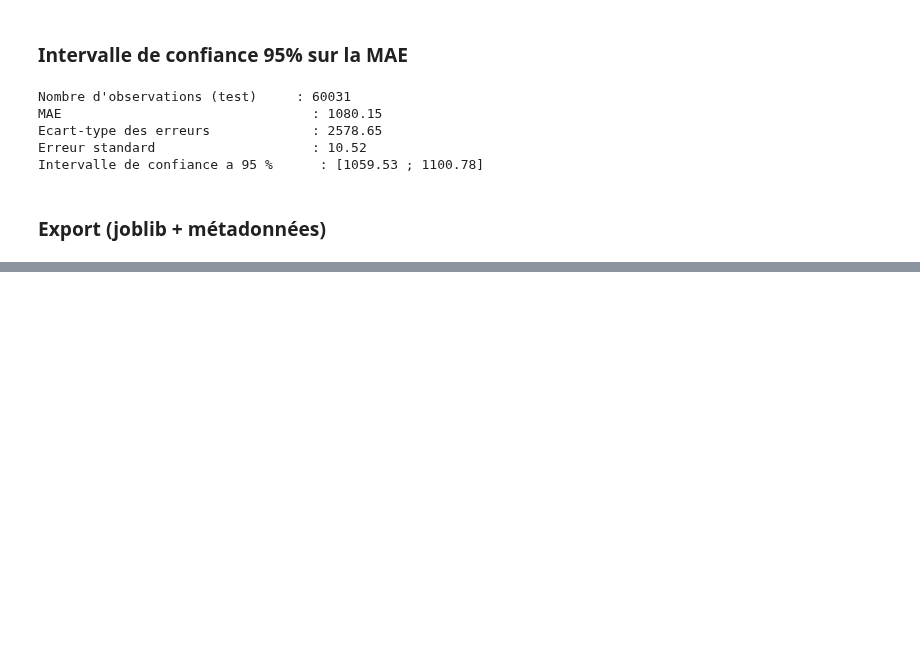
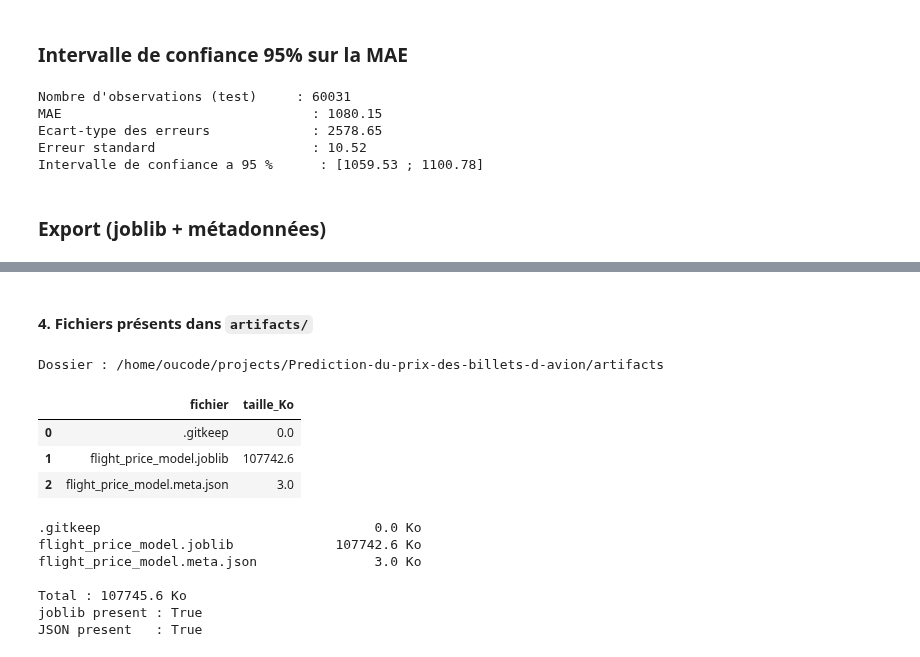
Before and after one commit to Oumohgh/Prediction-du-prix-des-billets-d-avion, a Jupyter notebook: notebooks/flight_price_prediction.ipynb, the cells around one changed output, grey strips where cells are left out. Drawn from its saved outputs; the diff is of its cells as text; code cells hidden in the pictures; blank space fills up the shorter version.

```diff
--- a/notebooks/flight_price_prediction.ipynb
+++ b/notebooks/flight_price_prediction.ipynb
@@ -1269,0 +1278,25 @@ Intervalle de confiance a 95 %      : [1059.53 ; 1100.78]
+# %%
+import os
+import json
+import joblib
+import datetime
+import sklearn
+
+CHEMIN_ARTIFACTS = "../artifacts"
+CHEMIN_MODELE = os.path.join(CHEMIN_ARTIFACTS, "flight_price_model.joblib")
+CHEMIN_META = os.path.join(CHEMIN_ARTIFACTS, "flight_price_model.meta.json")
+
+modele_final = pipe_rf_final
+classe_estimator = type(modele_final.named_steps["estimator"]).__name__
+
+os.makedirs(CHEMIN_ARTIFACTS, exist_ok=True)
+
+joblib.dump(modele_final, CHEMIN_MODELE, compress=3)
+
+print("Pipeline exporte       :", type(modele_final).__name__)
+print("Etapes du pipeline     :", list(modele_final.named_steps.keys()))
+print("Estimateur             :", classe_estimator)
+print("Colonnes attendues     :", len(X_train.columns))
+print("Features apres encodage:", modele_final.named_steps["estimator"].n_features_in_)
+print("Fichier                :", CHEMIN_MODELE)
+print("Taille (Mo)            :", round(os.path.getsize(CHEMIN_MODELE) / 1024 / 1024, 1))
@@ -1269,0 +1508,34 @@ Intervalle de confiance a 95 %      : [1059.53 ; 1100.78]
+# %% [markdown]
+#### 4. Fichiers présents dans `artifacts/`
+# %%
+inventaire = []
+for nom_fichier in sorted(os.listdir(CHEMIN_ARTIFACTS)):
+    chemin = os.path.join(CHEMIN_ARTIFACTS, nom_fichier)
+    if os.path.isfile(chemin):
+        inventaire.append({
+            "fichier": nom_fichier,
+            "taille_Ko": round(os.path.getsize(chemin) / 1024, 1),
+        })
+
+tableau_fichiers = pd.DataFrame(inventaire)
+print("Dossier :", os.path.abspath(CHEMIN_ARTIFACTS))
+display(tableau_fichiers)
+for _, ligne in tableau_fichiers.iterrows():
+    print(f"{ligne['fichier']:35s} {ligne['taille_Ko']:>10.1f} Ko")
+print()
+print("Total :", round(tableau_fichiers["taille_Ko"].sum(), 1), "Ko")
+print("joblib present :", os.path.isfile(CHEMIN_MODELE))
+print("JSON present   :", os.path.isfile(CHEMIN_META))
+# %% [output]
+Dossier : /home/oucode/projects/Prediction-du-prix-des-billets-d-avion/artifacts
+|  | fichier | taille_Ko |
+| 0 | .gitkeep | 0.0 |
+| 1 | flight_price_model.joblib | 107742.6 |
+| 2 | flight_price_model.meta.json | 3.0 |
+.gitkeep                                   0.0 Ko
+flight_price_model.joblib             107742.6 Ko
+flight_price_model.meta.json               3.0 Ko
+
+Total : 107745.6 Ko
+joblib present : True
+JSON present   : True
```
Also changed, not shown: parts of 6 cells of this notebook, 3 other files.
